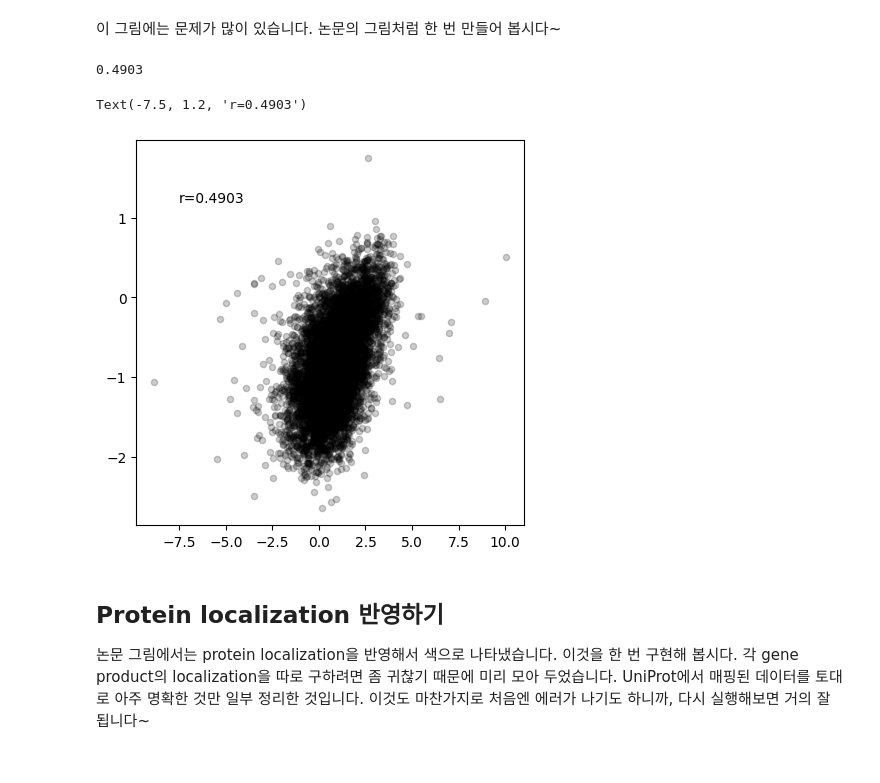
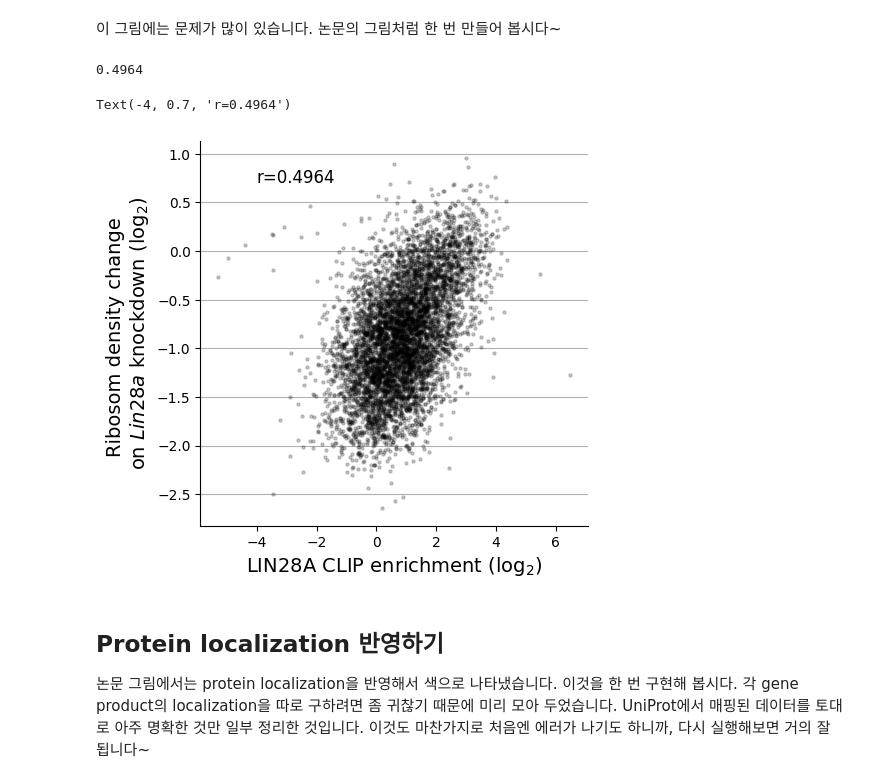
Before and after one commit to gaeunny/Bioinfo1_2023, a Jupyter notebook: CoLab_TermProj_2023_1.ipynb, the cells around one changed output. Cells and saved outputs as stored; diff of their text form; code cells hidden in the pictures.

Commit message:
edit figures (customize and random sampling)

```diff
--- a/CoLab_TermProj_2023_1.ipynb
+++ b/CoLab_TermProj_2023_1.ipynb
@@ -245,27 +230,34 @@ ax.scatter(np.log2(cnts['clip_enrichment']),
 # %% [markdown]
 이 그림에는 문제가 많이 있습니다. 논문의 그림처럼 한 번 만들어 봅시다~
 # %%
-cnts_cut = cnts[(cnts['RNA-siLin28a.bam'] >= 30) & (cnts['RPF-siLin28a.bam'] >= 80) & (cnts['RNA-siLuc.bam'] >= 30) & (cnts['RPF-siLuc.bam'] >= 80)]
+cnts_cut = cnts[(cnts['CLIP-35L33G.bam'] >= 80) & (cnts['RNA-control.bam'] >= 80) & (cnts['RNA-siLin28a.bam'] >= 80) & (cnts['RPF-siLin28a.bam'] >= 80) & (cnts['RNA-siLuc.bam'] >= 80) & (cnts['RPF-siLuc.bam'] >= 80)]
 #cnts_cut.head()
 cnts_cut_no0=cnts_cut[(cnts_cut['clip_enrichment']>0) & (cnts_cut['rden_change']>0) ]
 corr_cut=round(np.log2(cnts_cut_no0['clip_enrichment']).corr(np.log2(cnts_cut_no0['rden_change'])), 4)
 print(corr_cut)
 # %% [output]
-0.4903
+0.4964
 # %%
 from matplotlib import pyplot as plt #seaborn, plotly
 import numpy as np
 
 fig, ax = plt.subplots(1, 1, figsize=(5, 5))
+plt.xlabel('LIN28A CLIP enrichment (log$_2$)', fontsize=14) #아래첨자 $_...$
+plt.ylabel('Ribosom density change \non ${Lin28a}$ knockdown (log$_2$)', fontsize=14) #이탈릭체 ${...}$
+plt.gca().spines['top'].set_visible(False) #테두리 없애기 (top/right/left/bottom)
+plt.gca().spines['right'].set_visible(False)
+ax.grid(axis='y', zorder=1) #그리드 선이 뒤로가게 zorder
+
 ax.scatter(np.log2(cnts_cut['clip_enrichment']),
-           np.log2(cnts_cut['rden_change']), s=20, c='black', alpha=0.2)
+           np.log2(cnts_cut['rden_change']), s=5, c='black', alpha=0.2, zorder=2)
 
-ax.text(-7.5, 1.2, f"r={corr_cut}")
+ax.text(-4, 0.7, f"r={corr_cut}", fontsize=12)
+
 
 #point 크기, alpha, cutoff
 # %% [output]
-Text(-7.5, 1.2, 'r=0.4903')
+Text(-4, 0.7, 'r=0.4964')
-[figure, old version]
+[figure, new version]
 # %% [markdown]
 ## Protein localization 반영하기
 
```
Also changed, not shown: parts of 3 cells of this notebook.
